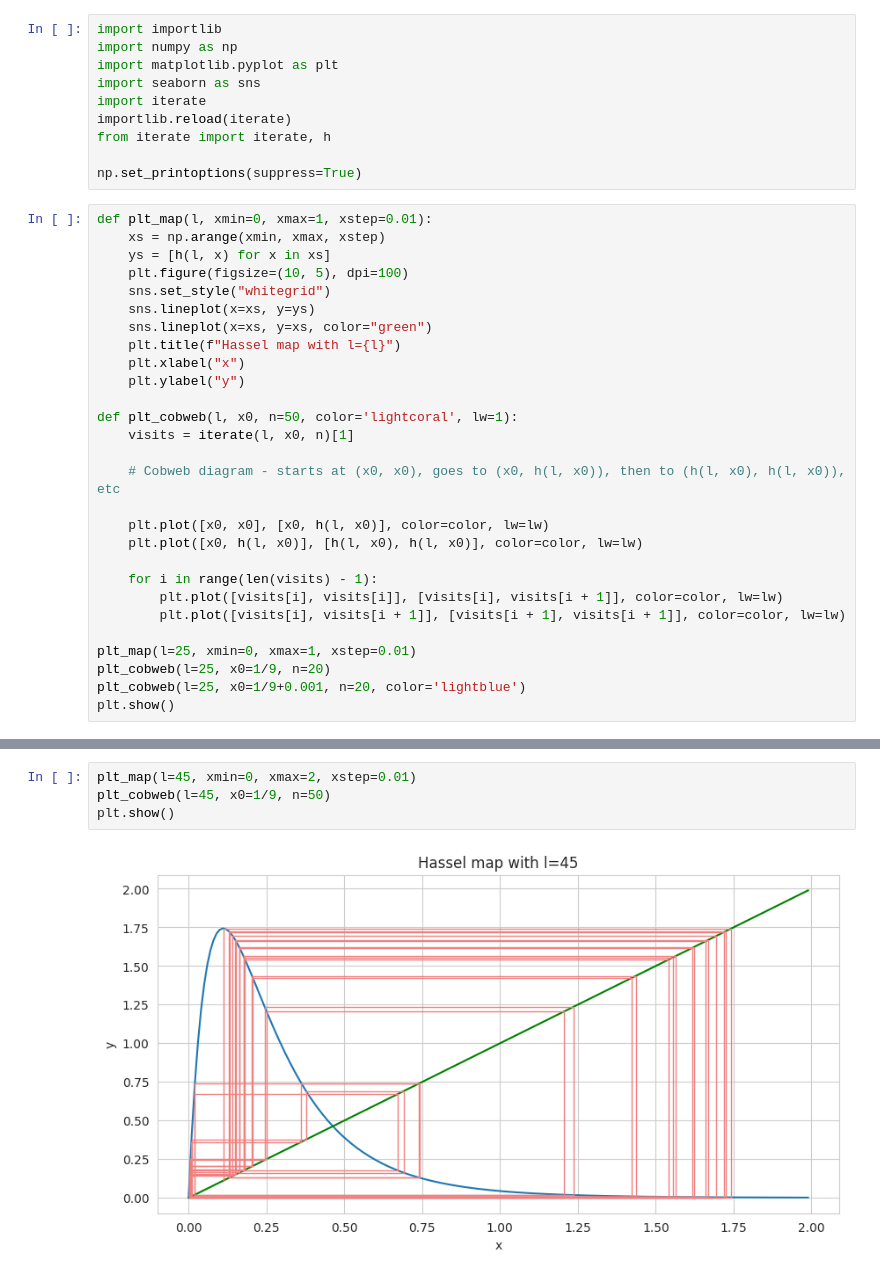
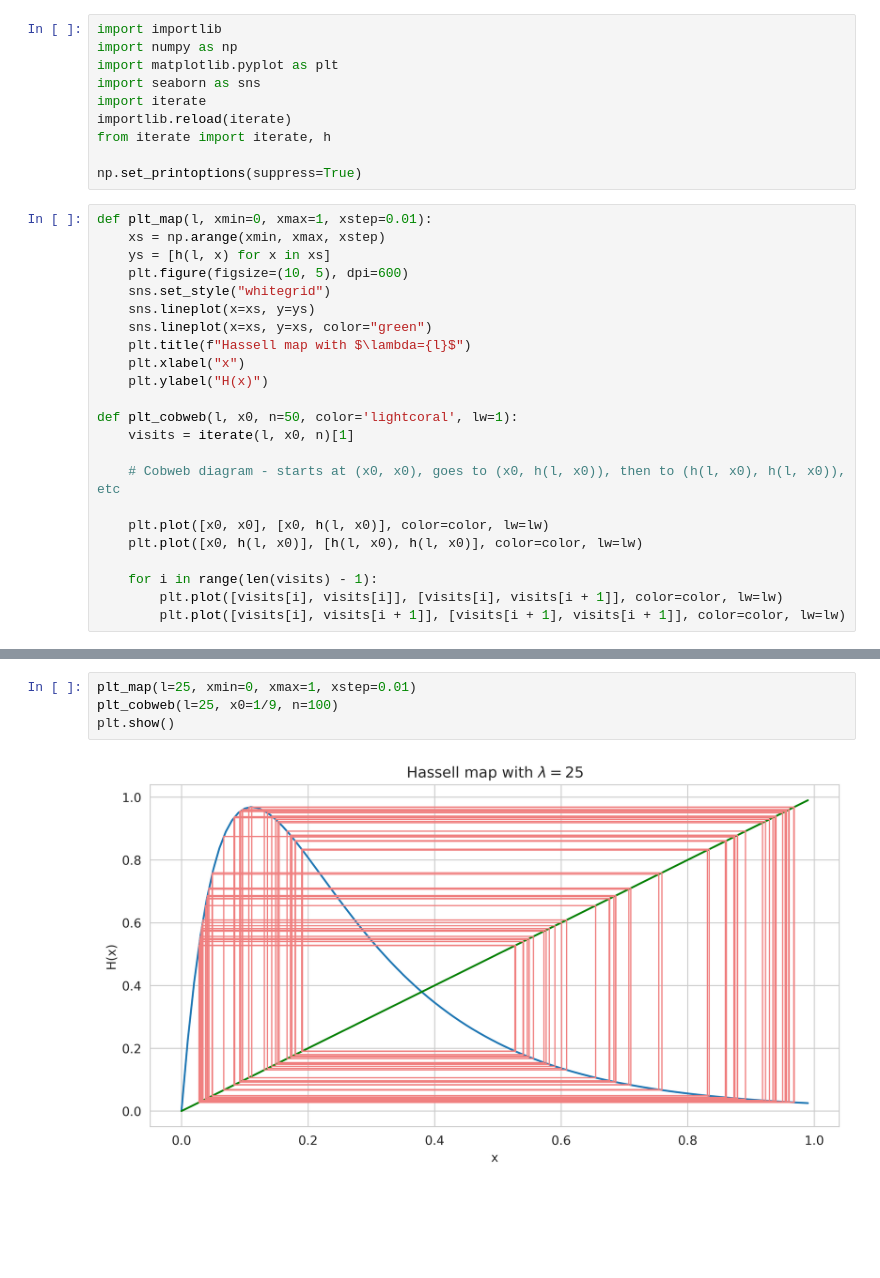
Before and after one commit to BruhSoundEffectNumber2/c455-project, a Jupyter notebook: orbits.ipynb, the cells around one changed output, grey strips where cells are left out. Cells and saved outputs as stored; diff of their text form; blank space fills up the shorter version.

```diff
--- a/orbits.ipynb
+++ b/orbits.ipynb
@@ -12,13 +12,13 @@ np.set_printoptions(suppress=True)
 def plt_map(l, xmin=0, xmax=1, xstep=0.01):
     xs = np.arange(xmin, xmax, xstep)
     ys = [h(l, x) for x in xs]
-    plt.figure(figsize=(10, 5), dpi=100)
+    plt.figure(figsize=(10, 5), dpi=600)
     sns.set_style("whitegrid")
     sns.lineplot(x=xs, y=ys)
     sns.lineplot(x=xs, y=xs, color="green")
-    plt.title(f"Hassel map with l={l}")
+    plt.title(f"Hassell map with $\lambda={l}$")
     plt.xlabel("x")
-    plt.ylabel("y")
+    plt.ylabel("H(x)")
 
 def plt_cobweb(l, x0, n=50, color='lightcoral', lw=1):
     visits = iterate(l, x0, n)[1]
@@ -31,8 +31,3 @@ def plt_cobweb(l, x0, n=50, color='lightcoral', lw=1):
     for i in range(len(visits) - 1):
         plt.plot([visits[i], visits[i]], [visits[i], visits[i + 1]], color=color, lw=lw)
         plt.plot([visits[i], visits[i + 1]], [visits[i + 1], visits[i + 1]], color=color, lw=lw)
-
-plt_map(l=25, xmin=0, xmax=1, xstep=0.01)
-plt_cobweb(l=25, x0=1/9, n=20)
-plt_cobweb(l=25, x0=1/9+0.001, n=20, color='lightblue')
-plt.show()
@@ -41,7 +66,7 @@ plt.show()
 # %%
-plt_map(l=45, xmin=0, xmax=2, xstep=0.01)
-plt_cobweb(l=45, x0=1/9, n=50)
+plt_map(l=25, xmin=0, xmax=1, xstep=0.01)
+plt_cobweb(l=25, x0=1/9, n=100)
 plt.show()
 # %% [output]
-[figure, old version]
+[figure, new version]
 # %%
```
Also changed, not shown: parts of 7 cells of this notebook, 5 other files.
